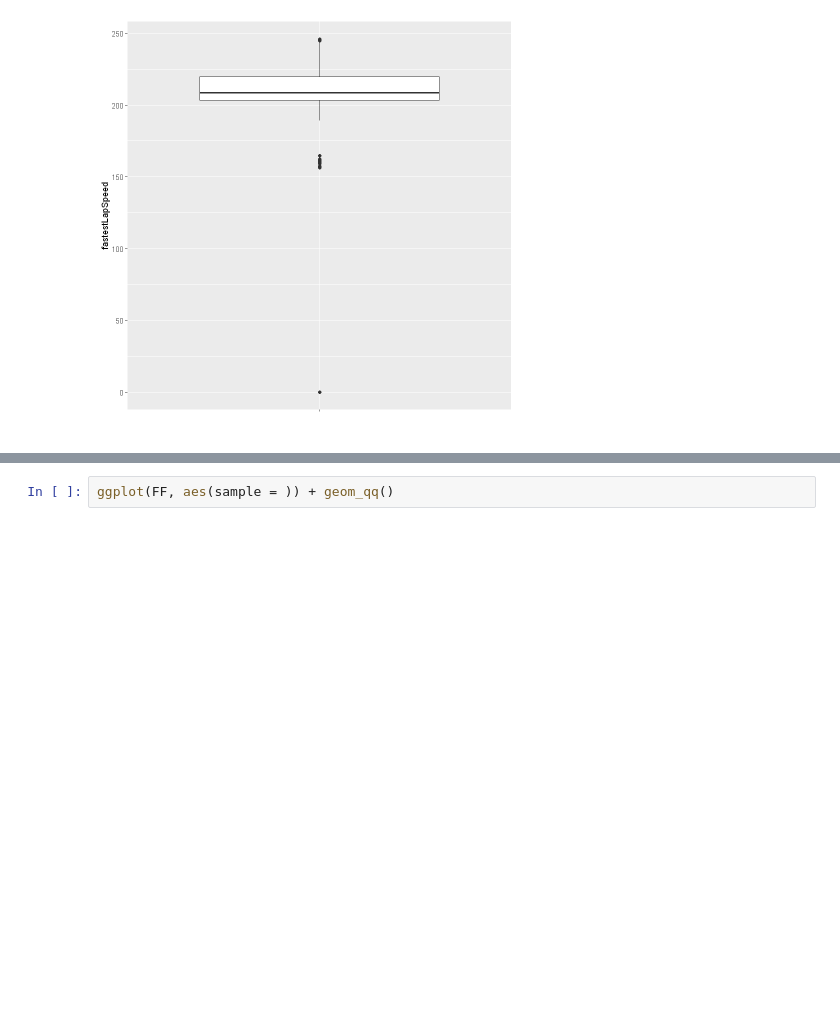
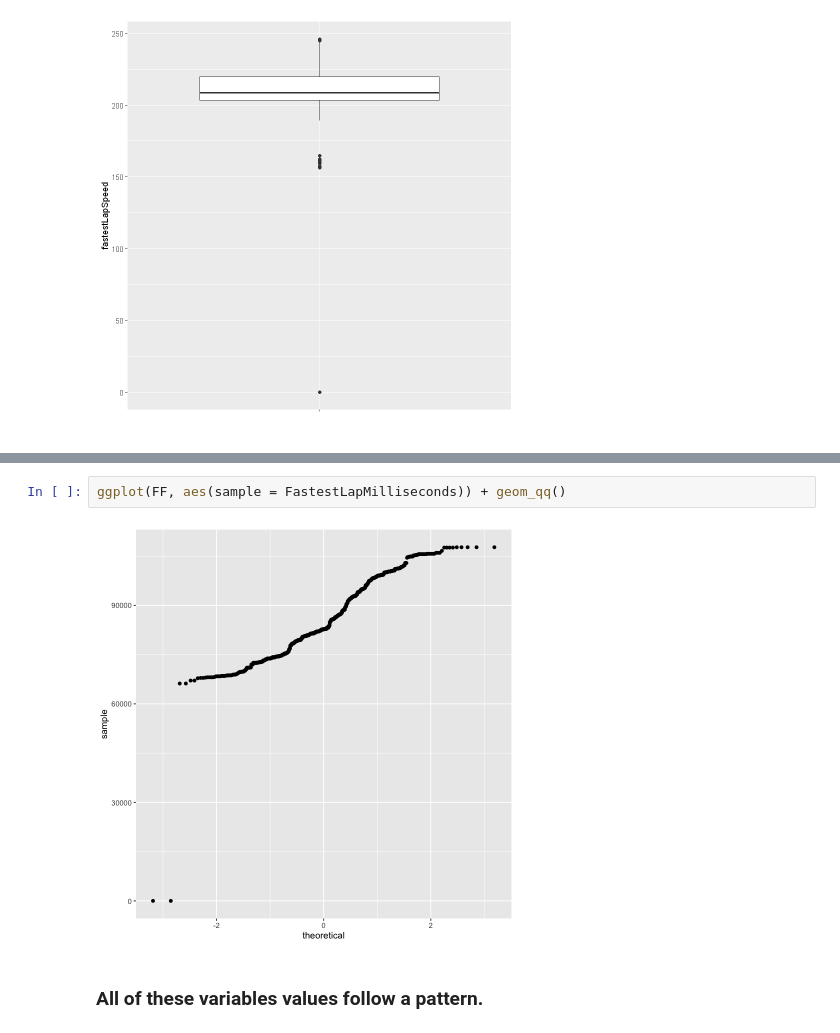
Before and after one commit to sadembele/Final-Project-F1, a Jupyter notebook: Code/Exploration/F1BaseDataExploration_R.ipynb, the cells around one changed output, grey strips where cells are left out. Drawn from its saved outputs; the diff is of its cells as text; blank space fills up the shorter version.

```diff
--- a/Code/Exploration/F1BaseDataExploration_R.ipynb
+++ b/Code/Exploration/F1BaseDataExploration_R.ipynb
@@ -78,2 +92,6 @@ ggplot(FF, aes(sample = time)) + geom_qq()
 # %%
-ggplot(FF, aes(sample = )) + geom_qq()
+ggplot(FF, aes(sample = FastestLapMilliseconds)) + geom_qq()
+# %% [output]
+[figure, added]
+# %% [markdown]
+### All of these variables values follow a pattern.
```
Also changed, not shown: parts of 11 cells of this notebook, 2 other files.
